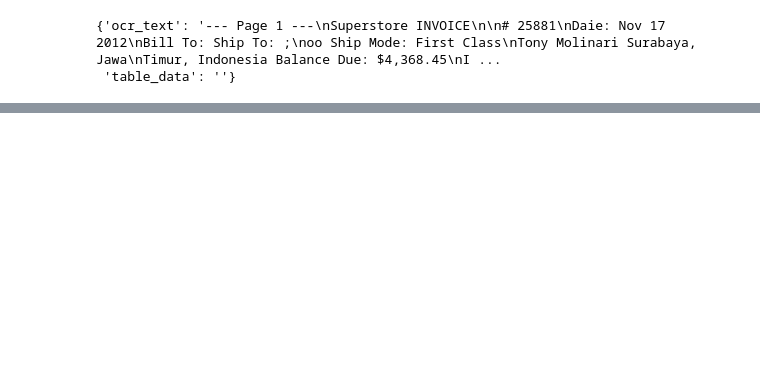
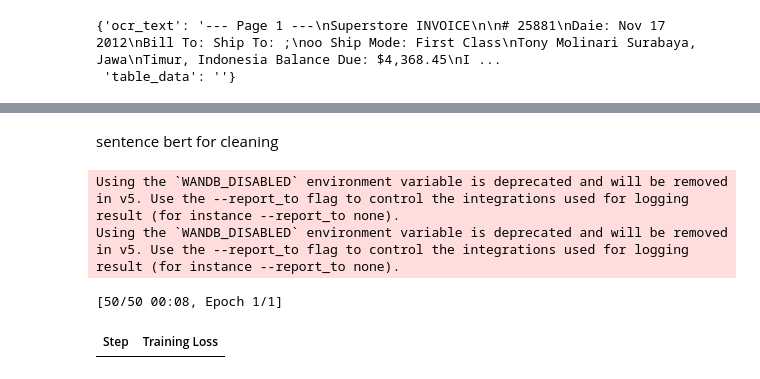
Before and after one commit to Likhithluck/Capstone-Project, a Jupyter notebook: Project.ipynb, the cells around one changed output, grey strips where cells are left out. Drawn from its saved outputs; the diff is of its cells as text; code cells hidden in the pictures; blank space fills up the shorter version.

Commit message:
small language model

```diff
--- a/Project.ipynb
+++ b/Project.ipynb
@@ -552,0 +531,57 @@ json_op
+# %% [markdown]
+sentence bert for cleaning
+# %%
+import os
+# Disable wandb logging
+os.environ["WANDB_DISABLED"] = "true"
+
+import pandas as pd
+from sentence_transformers import SentenceTransformer, InputExample, losses
+from torch.utils.data import DataLoader
+from sentence_transformers import SentencesDataset
+
+# Load your CSV data
+df = pd.read_csv('/content/cleaned_ocr_json_output.csv')
+df = df.head(800)
+
+# Prepare data in the format required by Sentence-BERT
+train_data = []
+
+# Prepare pairs of OCR text and JSON text for training
+for _, row in df.iterrows():
+    raw_text = row['OCR_Text']
+    json_text = row['JSON_Text']
+
+    # Create pairs of raw text and JSON text as InputExamples
+    train_data.append(InputExample(texts=[raw_text, json_text]))
+
+# Create a DataLoader for training
+train_dataset = SentencesDataset(train_data, SentenceTransformer('all-MiniLM-L6-v2'))
+train_dataloader = DataLoader(train_dataset, batch_size=16)
+
+# Define the loss function (MultipleNegativesRankingLoss for fine-tuning)
+train_loss = losses.MultipleNegativesRankingLoss(model=SentenceTransformer('all-MiniLM-L6-v2'))
+
+# Initialize the model for fine-tuning
+model = SentenceTransformer('all-MiniLM-L6-v2')
+
+# Fine-tune the model
+model.fit(train_objectives=[(train_dataloader, train_loss)], epochs=1, warmup_steps=100)
+
+# Save the fine-tuned model
+model.save('/content/fine_tuned_sentence_bert')
+
+# # Example usage: Check similarity after fine-tuning
+# raw_text = "Invoice number 40737, dated May 24, 2012. The total balance due is $30.55."
+# json_text = '{"invoice_number": "#40737", "date": "2012-May-24", "balance_due": 30.55}'
+
+# raw_text_embedding = model.encode(raw_text, convert_to_tensor=True)
+# json_text_embedding = model.encode(json_text, convert_to_tensor=True)
+
+# cosine_similarity = util.pytorch_cos_sim(raw_text_embedding, json_text_embedding)
+# print(f"Cosine Similarity after fine-tuning: {cosine_similarity.item()}")
+# %% [output]
+Using the `WANDB_DISABLED` environment variable is deprecated and will be removed in v5. Use the --report_to flag to control the integrations used for logging result (for instance --report_to none).
+Using the `WANDB_DISABLED` environment variable is deprecated and will be removed in v5. Use the --report_to flag to control the integrations used for logging result (for instance --report_to none).
+[50/50 00:08, Epoch 1/1]
+| Step | Training Loss |
```
Also changed, not shown: parts of 22 cells of this notebook.
